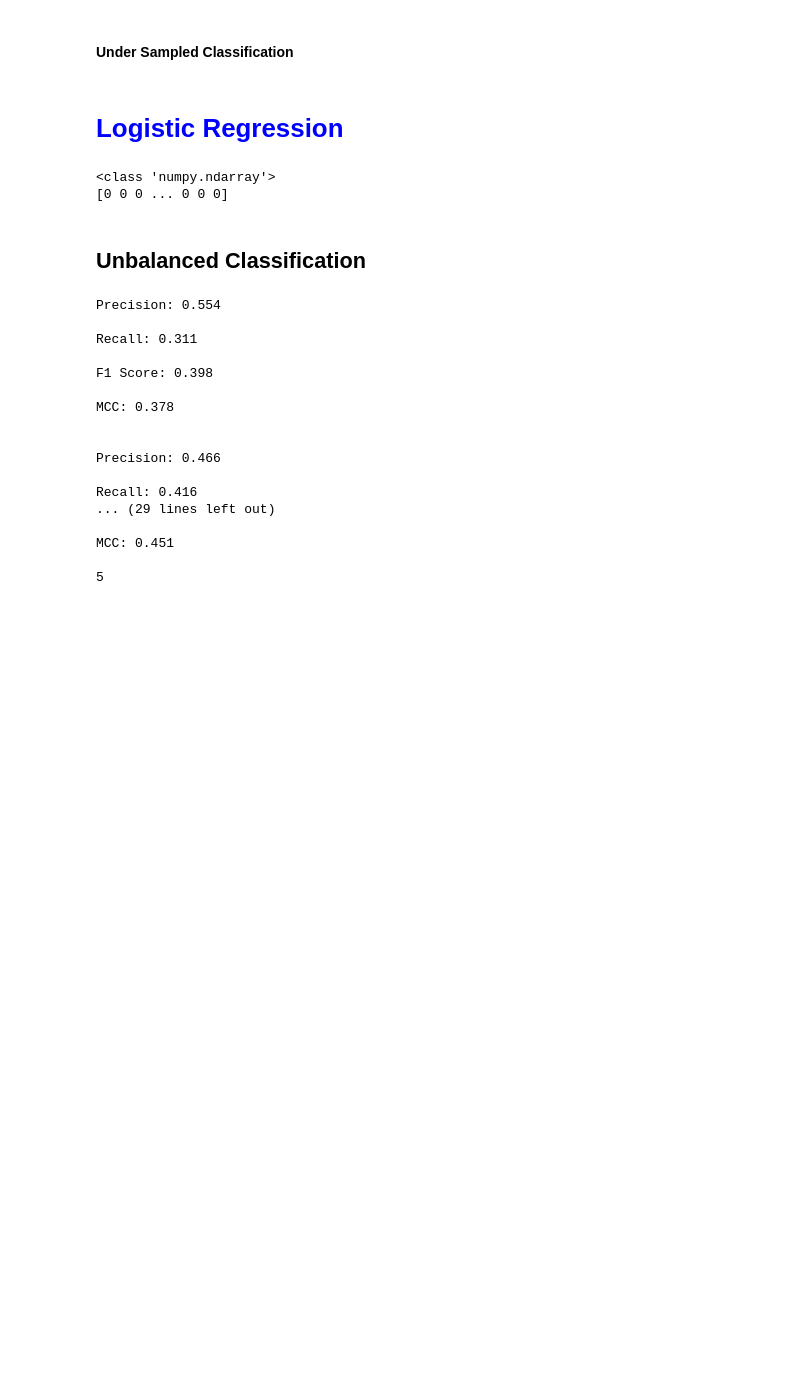
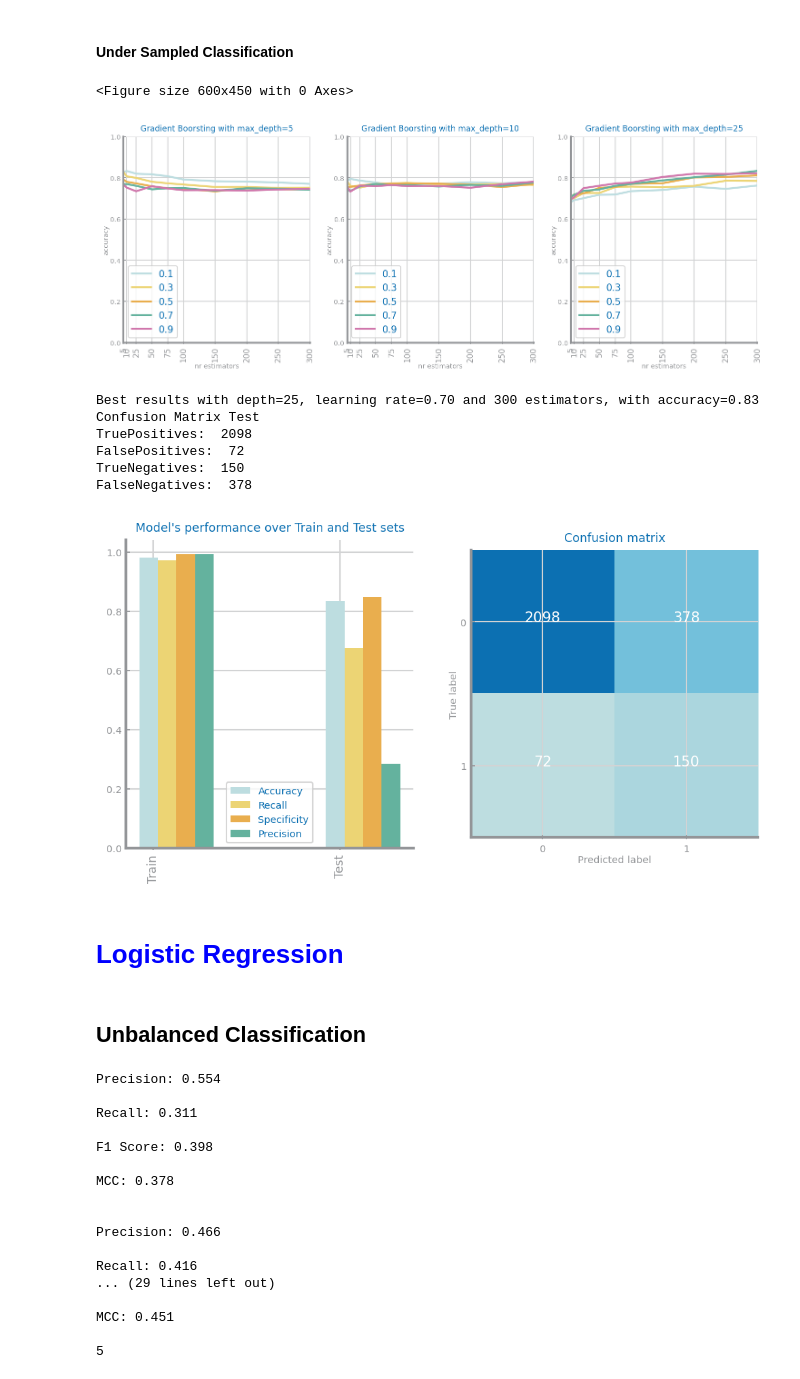
Before and after one commit to diogo-costa98/cdados, a Jupyter notebook: Lab6/Lab6_qsar_oral_toxicity.ipynb, the cells around one changed output. Drawn from its saved outputs; the diff is of its cells as text; code cells hidden in the pictures; blank space fills up the shorter version.

```diff
--- a/Lab6/Lab6_qsar_oral_toxicity.ipynb
+++ b/Lab6/Lab6_qsar_oral_toxicity.ipynb
@@ -151,7 +197,17 @@ gradient_boosting(X, y, 0, 1)
 # %% [markdown]
 #### Under Sampled Classification
 # %%
-gradient_boosting(X, y, 1, 0)
+gradient_boosting(X, y_binary, 1, 0)
+# %% [output]
+<Figure size 600x450 with 0 Axes>
+[figure, added]
+Best results with depth=25, learning rate=0.70 and 300 estimators, with accuracy=0.83
+Confusion Matrix Test
+TruePositives:  2098
+FalsePositives:  72
+TrueNegatives:  150
+FalseNegatives:  378
+[figure, added]
 # %% [markdown]
 <h1 style="color:blue">Logistic Regression </h1>
 # %%
@@ -218,21 +274,6 @@ def logistic_regression_kfold(X,y,num_splits_kfold, stratified=True, undersample
     plt.xlabel('Folds')
     plt.ylabel('Rate')
     plt.show()
-# %%
-print(type(y))
-
-y_binary = []
-for ele in y:
-    if ele == 'negative':
-        y_binary.append(0)
-    else:
-        y_binary.append(1)
-
-y_binary = np.asarray(y_binary)
-print(y_binary)
-# %% [output]
-<class 'numpy.ndarray'>
-[0 0 0 ... 0 0 0]
 # %%
 def Average(lst):
     return sum(lst) / len(lst)
```
Also changed, not shown: parts of 8 cells of this notebook.
